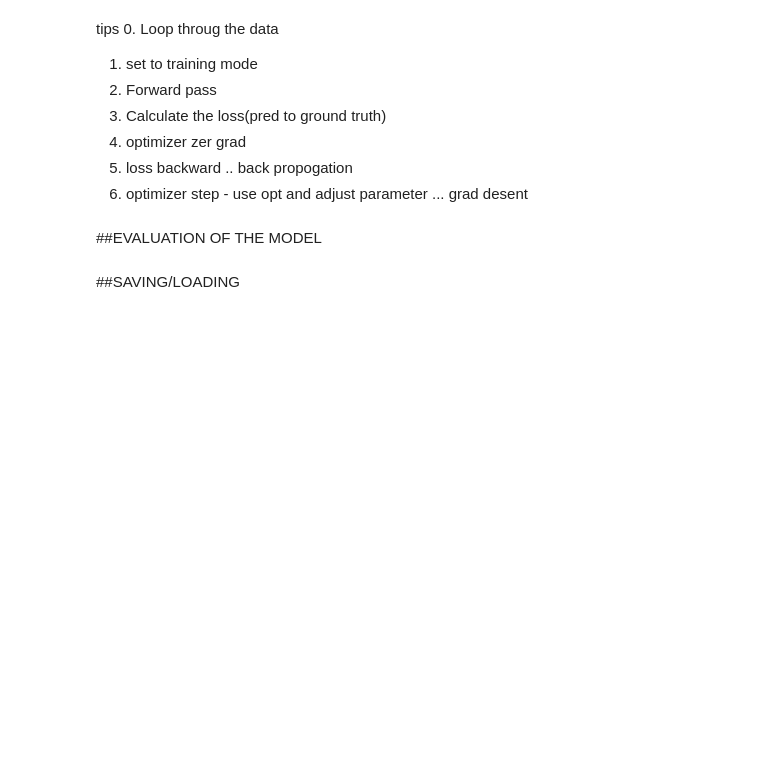
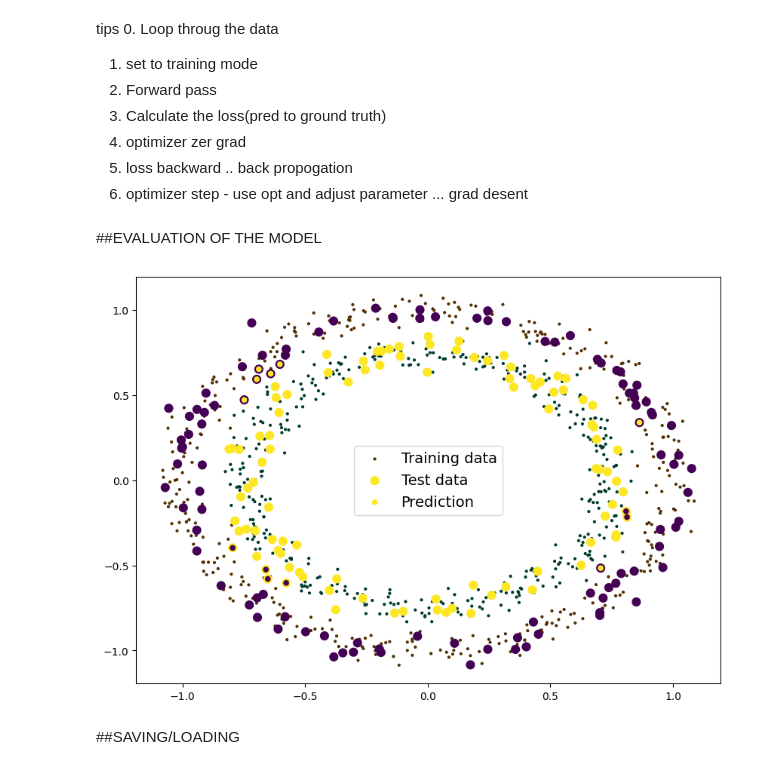
Before and after one commit to AhamedShimak/My-AI-Projects, a Jupyter notebook: simple_classification_model.ipynb, the cells around one changed output. Cells and saved outputs as stored; diff of their text form; code cells hidden in the pictures; blank space fills up the shorter version.

```diff
--- a/simple_classification_model.ipynb
+++ b/simple_classification_model.ipynb
@@ -190,8 +242,9 @@ class Model_name(nn.Module):
 ##CREATE OPTIMIZER / LOSS_FUNC
 # %%
 #create loss func
-
+loss_func=nn.BCEWithLogitsLoss()
 #optimizer
+optimizer=torch.optim.SGD(model.parameters(),lr=0.05)
 # %% [markdown]
 ##TRAINING / TESTING LOOP
 # %% [markdown]
@@ -217,2 +259,35 @@ test_loss_track=[]
+# %%
+#initiate trackers and hyper parameters
+epoch=5000
+epochs=range(epoch)
+train_loss_track=[]
+test_loss_track=[]
+
+
+#training loop
+for epoch in epochs:
+  model.train()
+
+  y_pred_raw=model(x_train).squeeze()
+  y_pred=torch.round(torch.sigmoid(y_pred))
+
+  loss=loss_func(y_pred_raw,y_train)
+
+  optimizer.zero_grad()
+  loss.backward()
+  optimizer.step()
+  ####testing part
+  with torch.inference_mode():
+    model.eval()
+    y_pred_raw_test=model(x_test).squeeze()
+    y_test_pred=torch.round(torch.sigmoid(y_pred_raw_test))
+    loss_test=loss_func(y_pred_raw_test,y_test)
+
+  train_loss_track.append(loss.detach())
+  test_loss_track.append(loss_test.detach())
+
+  print(loss)
+
+details_loss_curve(epochs,train_loss_track,test_loss_track)
 # %% [markdown]
 ##EVALUATION OF THE MODEL
@@ -221,3 +294,11 @@ test_loss_track=[]
+# %%
+#plot / matrices
+
+with torch.inference_mode():
+  y_pred=model(x_test)
+details_plot_scatter(x_train,x_test,y_train,y_test,torch.round(torch.sigmoid(y_pred)))
+# %% [output]
+[figure, added]
 # %% [markdown]
 ##SAVING/LOADING
 # %% [markdown]
```
Also changed, not shown: parts of 14 cells of this notebook.
